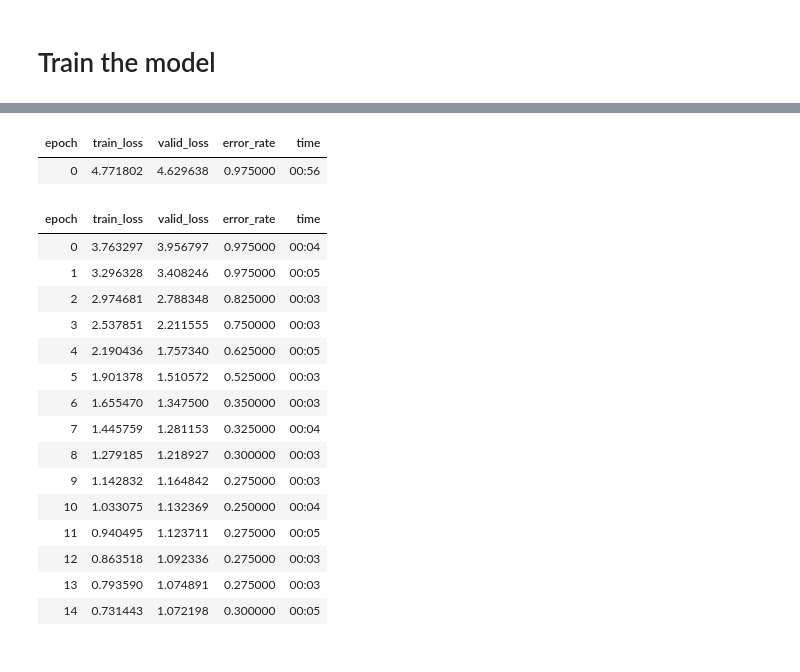
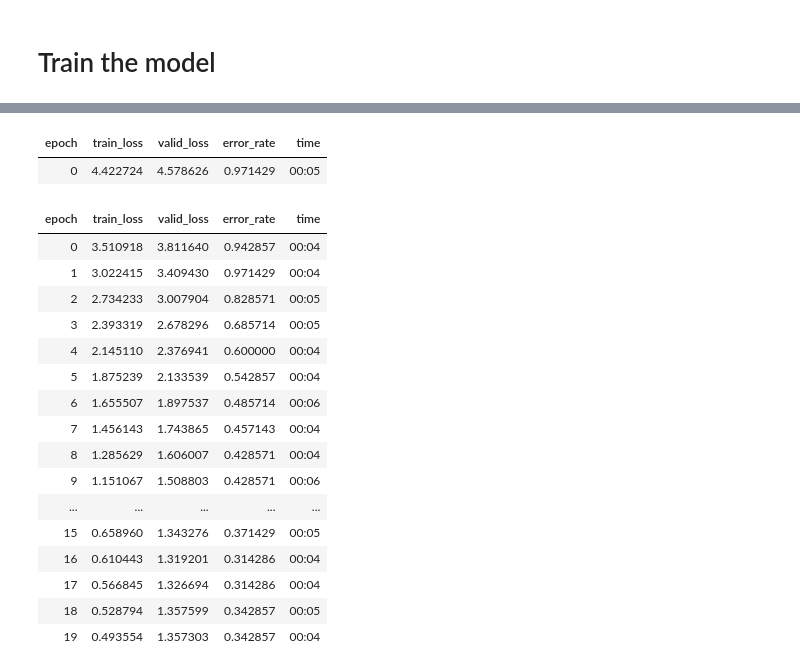
Before and after one commit to justsvykas/lemon_test, a Jupyter notebook: LemonTestAI.ipynb, the cells around one changed output, grey strips where cells are left out. Saved outputs shown, nothing was run; the diff lists cells and outputs as text; code cells hidden in the pictures.

```diff
--- a/LemonTestAI.ipynb
+++ b/LemonTestAI.ipynb
@@ -32,0 +21,18 @@ def get_marble_type(x):
+# %%
+import pandas as pd
+import os
+
+def create_dataframe_from_folders(root_path):
+  data = []
+  for dirpath, dirnames, filenames in os.walk(root_path):
+    for filename in filenames:
+      file_path = os.path.join(dirpath, filename)
+      label = os.path.basename(os.path.dirname(file_path))
+
+      file_path = file_path.replace('/content/drive/MyDrive/IMGDATA_MARBLE_COUNTRY', '')
+      data.append([file_path, label])
+  return pd.DataFrame(data, columns=['file_path', 'label'])
+
+# Example usage
+df = create_dataframe_from_folders('/content/drive/MyDrive/IMGDATA_MARBLE_COUNTRY')
+print(df)
@@ -32,0 +59,15 @@ def get_marble_type(x):
+# %%
+import pandas as pd
+
+def add_validation_column(df, val_pct=0.2):
+  df['is_valid'] = False
+  for label in df['label'].unique():
+    idxs = df[df['label'] == label].index
+    n_val = int(len(idxs) * val_pct)
+    val_idxs = idxs[:n_val]
+    df.loc[val_idxs, 'is_valid'] = True
+  return df
+
+# Example usage
+df = add_validation_column(df, val_pct=0.2)
+print(df)
@@ -33,7 +92,6 @@ def get_marble_type(x):
 # %%
-dls = ImageDataLoaders.from_path_func(
-    path, get_image_files(path), valid_pct=0.20, seed=42,
-    label_func=get_marble_type, item_tfms=Resize(224))
+dls = ImageDataLoaders.from_df(
+    df, path='/content/drive/MyDrive/IMGDATA_MARBLE_COUNTRY', seed=42, item_tfms=Resize(224), valid_col='is_valid')
 # %%
 dls.show_batch()
 # %% [output]
@@ -88,24 +103,25 @@ Downloading: "https://download.pytorch.org/models/resnet34-b627a593.pth" to /roo
 # %%
-learn.fine_tune(15)
+learn.fine_tune(20)
 # %% [output]
 | epoch | train_loss | valid_loss | error_rate | time |
-| 0 | 4.771802 | 4.629638 | 0.975000 | 00:56 |
+| 0 | 4.422724 | 4.578626 | 0.971429 | 00:05 |
 | epoch | train_loss | valid_loss | error_rate | time |
-| 0 | 3.763297 | 3.956797 | 0.975000 | 00:04 |
-| 1 | 3.296328 | 3.408246 | 0.975000 | 00:05 |
-| 2 | 2.974681 | 2.788348 | 0.825000 | 00:03 |
-| 3 | 2.537851 | 2.211555 | 0.750000 | 00:03 |
-| 4 | 2.190436 | 1.757340 | 0.625000 | 00:05 |
-| 5 | 1.901378 | 1.510572 | 0.525000 | 00:03 |
-| 6 | 1.655470 | 1.347500 | 0.350000 | 00:03 |
-| 7 | 1.445759 | 1.281153 | 0.325000 | 00:04 |
-| 8 | 1.279185 | 1.218927 | 0.300000 | 00:03 |
-| 9 | 1.142832 | 1.164842 | 0.275000 | 00:03 |
-| 10 | 1.033075 | 1.132369 | 0.250000 | 00:04 |
-| 11 | 0.940495 | 1.123711 | 0.275000 | 00:05 |
-| 12 | 0.863518 | 1.092336 | 0.275000 | 00:03 |
-| 13 | 0.793590 | 1.074891 | 0.275000 | 00:03 |
-| 14 | 0.731443 | 1.072198 | 0.300000 | 00:05 |
+| 0 | 3.510918 | 3.811640 | 0.942857 | 00:04 |
+| 1 | 3.022415 | 3.409430 | 0.971429 | 00:04 |
+| 2 | 2.734233 | 3.007904 | 0.828571 | 00:05 |
+| 3 | 2.393319 | 2.678296 | 0.685714 | 00:05 |
+| 4 | 2.145110 | 2.376941 | 0.600000 | 00:04 |
+| 5 | 1.875239 | 2.133539 | 0.542857 | 00:04 |
+| 6 | 1.655507 | 1.897537 | 0.485714 | 00:06 |
+| 7 | 1.456143 | 1.743865 | 0.457143 | 00:04 |
+| 8 | 1.285629 | 1.606007 | 0.428571 | 00:04 |
+| 9 | 1.151067 | 1.508803 | 0.428571 | 00:06 |
+| ... | ... | ... | ... | ... |
+| 15 | 0.658960 | 1.343276 | 0.371429 | 00:05 |
+| 16 | 0.610443 | 1.319201 | 0.314286 | 00:04 |
+| 17 | 0.566845 | 1.326694 | 0.314286 | 00:04 |
+| 18 | 0.528794 | 1.357599 | 0.342857 | 00:05 |
+| 19 | 0.493554 | 1.357303 | 0.342857 | 00:04 |
 # %%
 learn.show_results()
 # %% [output]
```
Also changed, not shown: parts of 40 cells of this notebook.
